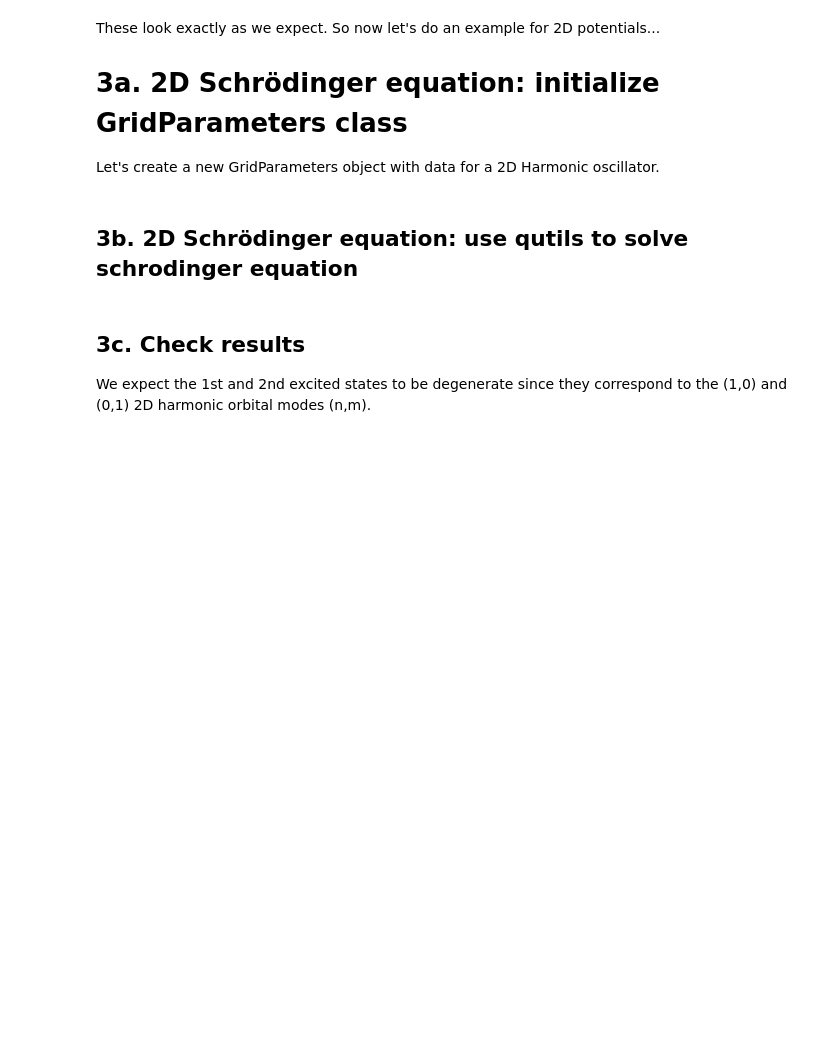
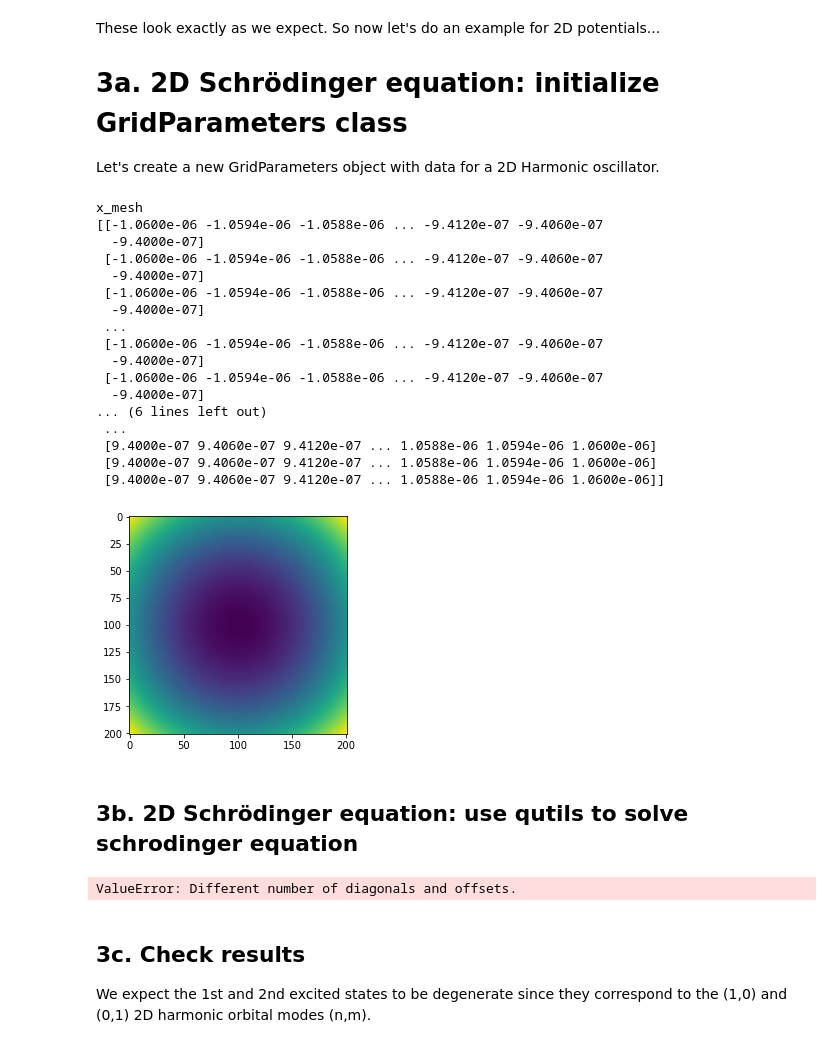
Before and after one commit to AaronL-in/qubit-dots, a Jupyter notebook: tutorials/Schrodinger Equation.ipynb, the cells around one changed output. Saved outputs shown, nothing was run; the diff lists cells and outputs as text; code cells hidden in the pictures; blank space fills up the shorter version.

```diff
--- a/tutorials/Schrodinger Equation.ipynb
+++ b/tutorials/Schrodinger Equation.ipynb
@@ -66,24 +72,63 @@ These look exactly as we expect. So now let's do an example for 2D potentials...
 # 3a. 2D Schrödinger equation: initialize GridParameters class
 Let's create a new GridParameters object with data for a 2D Harmonic oscillator.
 # %%
+
+# shift single dots to make multi-dot potential
+shift = 1000
+
 # First define the x(y)-coordinates
-x = np.linspace(-60,60,201)*1E-9
+x1 = np.linspace(-60 - shift,60 - shift,201)#*1E-9
+x2 = np.linspace(-60 + shift,60 + shift,201)#*1E-9
 y = np.linspace(-60,60,201)*1E-9
 # Define harmonic oscillator frequency
 omega = 5E12
 
 # Now initialize the GridParameters class
-gparams = pot.GridParameters(x, y)
+gparams1 = pot.GridParameters(x1, y)
+gparams2= pot.GridParameters(x2, y)
+
+print('x_mesh')
+print(gparams1.x_mesh)
+print('x_mesh')
+print(gparams2.x_mesh)
+
 # Now construct the harmonic potential
-harm_pot = 1/2*consts.me*omega**2*(np.square(gparams.x_mesh) + np.square(gparams.y_mesh))
+# harm_pot = 1/2*consts.me*omega**2*(np.square(gparams.x_mesh) + np.square(gparams.y_mesh))
+harm_pot = 1/2*consts.me*omega**2*(
+        (np.square(gparams1.x_mesh) + np.square(gparams1.y_mesh)) +
+        (np.square(gparams2.x_mesh) + np.square(gparams2.y_mesh))
+    )
+
+plt.imshow(harm_pot)
 
 # Update the potential for gparams
 gparams.update_potential(harm_pot)
+# %% [output]
+x_mesh
+[[-1.0600e-06 -1.0594e-06 -1.0588e-06 ... -9.4120e-07 -9.4060e-07
+  -9.4000e-07]
+ [-1.0600e-06 -1.0594e-06 -1.0588e-06 ... -9.4120e-07 -9.4060e-07
+  -9.4000e-07]
+ [-1.0600e-06 -1.0594e-06 -1.0588e-06 ... -9.4120e-07 -9.4060e-07
+  -9.4000e-07]
+ ...
+ [-1.0600e-06 -1.0594e-06 -1.0588e-06 ... -9.4120e-07 -9.4060e-07
+  -9.4000e-07]
+ [-1.0600e-06 -1.0594e-06 -1.0588e-06 ... -9.4120e-07 -9.4060e-07
+  -9.4000e-07]
+... (6 lines left out)
+ ...
+ [9.4000e-07 9.4060e-07 9.4120e-07 ... 1.0588e-06 1.0594e-06 1.0600e-06]
+ [9.4000e-07 9.4060e-07 9.4120e-07 ... 1.0588e-06 1.0594e-06 1.0600e-06]
+ [9.4000e-07 9.4060e-07 9.4120e-07 ... 1.0588e-06 1.0594e-06 1.0600e-06]]
+[figure, added]
 # %% [markdown]
 ## 3b. 2D Schrödinger equation: use qutils to solve schrodinger equation
 # %%
 # Pass sparams, gparams to the solve_schrodinger_eq qutils method to obtain the eigenvalues and eigenvectors
 e_ens, e_vecs = qt.solvers.solve_schrodinger_eq(consts, gparams, n_sols=6)
+# %% [output]
+ValueError: Different number of diagonals and offsets.
 # %% [markdown]
 ## 3c. Check results
 We expect the 1st and 2nd excited states to be degenerate since they correspond to the (1,0) and (0,1) 2D harmonic orbital modes (n,m).
```
Also changed, not shown: parts of 2 cells of this notebook, 23 other files.
